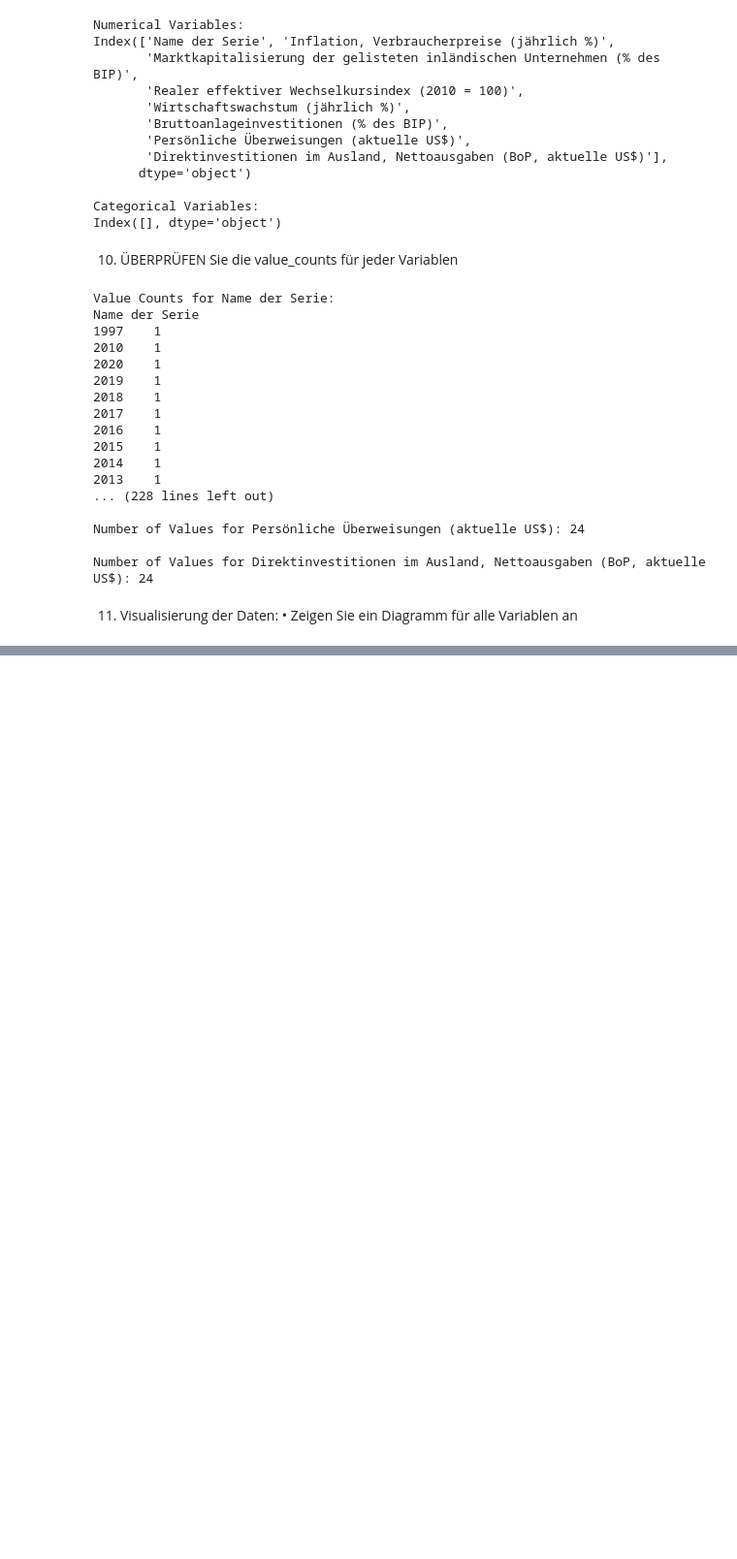
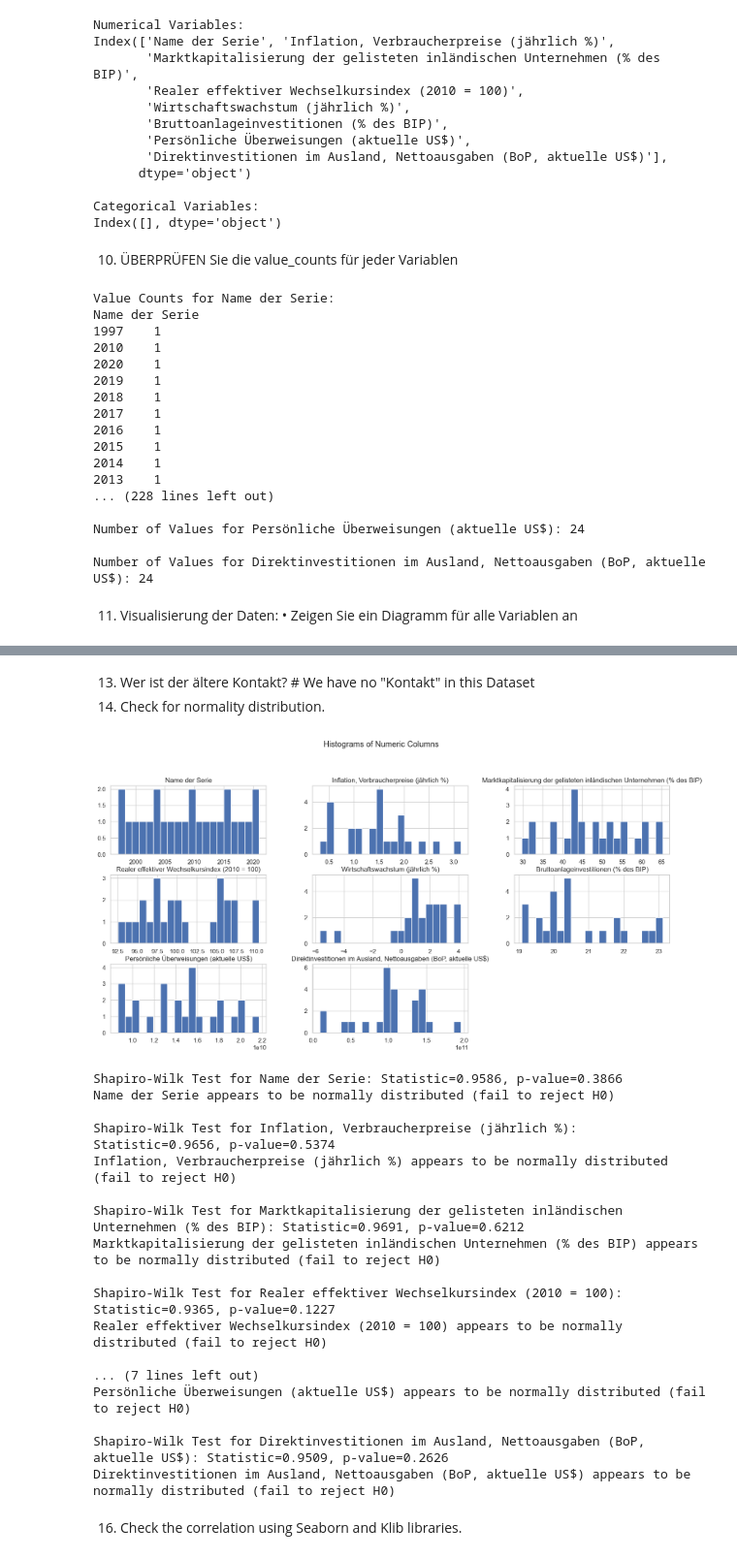
Before and after one commit to mjzago/INTOcode, a Jupyter notebook: Agile Data Project with Python/Germany.ipynb, the cells around one changed output, grey strips where cells are left out. Shown at 97% size. Drawn from its saved outputs; the diff is of its cells as text; code cells hidden in the pictures; blank space fills up the shorter version.

```diff
--- a/Agile Data Project with Python/Germany.ipynb
+++ b/Agile Data Project with Python/Germany.ipynb
@@ -334,0 +345,51 @@ plt.show()
+# %% [markdown]
+13. Wer ist der ältere Kontakt?  # We have no "Kontakt" in this Dataset
+15. Check for normality distribution.
+# %%
+
+# Visualize the distribution using histograms
+df.hist(bins=20, figsize=(18, 8))
+plt.suptitle('Histograms of Numeric Columns', y=1.02)
+plt.show()
+
+# Perform the Shapiro-Wilk normality test
+for col in df.columns:
+    if pd.api.types.is_numeric_dtype(df[col]):
+        stat, p_value = shapiro(df[col].dropna())
+        print(f'Shapiro-Wilk Test for {col}: Statistic={stat:.4f}, p-value={p_value:.4f}')
+
+        alpha = 0.05
+        if p_value > alpha:
+            print(f'{col} appears to be normally distributed (fail to reject H0)\n')
+        else:
+            print(f'{col} does not appear to be normally distributed (reject H0)\n')
+
+
+            # The value α (alpha) is a critical threshold used in hypothesis testing to determine whether to reject the null hypothesis.
+            # It represents the level of significance or the probability of making a Type I error.
+            # In the context of a normality test, such as the Shapiro-Wilk test in the previous example, the null hypothesis (H0) is that the sample follows a normal distribution.
+            # If the resulting p-value from the test is less than the chosen α value, you reject the null hypothesis.
+            # A common value for α is 0.05, indicating a willingness to accept a 5% probability of making a Type I error (incorrectly rejecting a true null hypothesis).
+            # However, the α value can be adjusted based on the nature of the study and the implications of errors.
+            #If the tolerance for Type I errors is lower, you might choose a lower α value, such as 0.01.
+# %% [output]
+[figure, added]
+Shapiro-Wilk Test for Name der Serie: Statistic=0.9586, p-value=0.3866
+Name der Serie appears to be normally distributed (fail to reject H0)
+
+Shapiro-Wilk Test for Inflation, Verbraucherpreise (jährlich %): Statistic=0.9656, p-value=0.5374
+Inflation, Verbraucherpreise (jährlich %) appears to be normally distributed (fail to reject H0)
+
+Shapiro-Wilk Test for Marktkapitalisierung der gelisteten inländischen Unternehmen (% des BIP): Statistic=0.9691, p-value=0.6212
+Marktkapitalisierung der gelisteten inländischen Unternehmen (% des BIP) appears to be normally distributed (fail to reject H0)
+
+Shapiro-Wilk Test for Realer effektiver Wechselkursindex (2010 = 100): Statistic=0.9365, p-value=0.1227
+Realer effektiver Wechselkursindex (2010 = 100) appears to be normally distributed (fail to reject H0)
+
+... (7 lines left out)
+Persönliche Überweisungen (aktuelle US$) appears to be normally distributed (fail to reject H0)
+
+Shapiro-Wilk Test for Direktinvestitionen im Ausland, Nettoausgaben (BoP, aktuelle US$): Statistic=0.9509, p-value=0.2626
+Direktinvestitionen im Ausland, Nettoausgaben (BoP, aktuelle US$) appears to be normally distributed (fail to reject H0)
+# %% [markdown]
+16. Check the correlation using Seaborn and Klib libraries.
```
Also changed, not shown: parts of 12 cells of this notebook.
